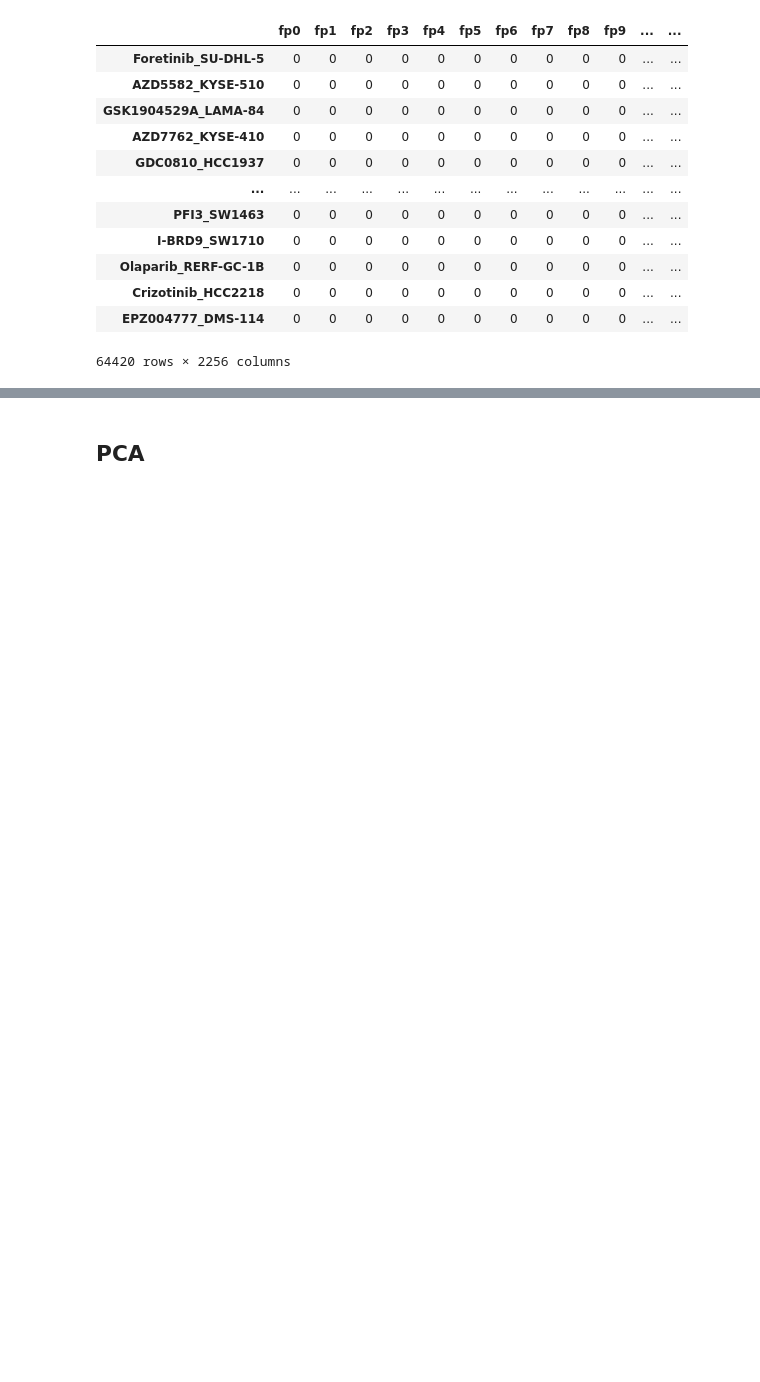
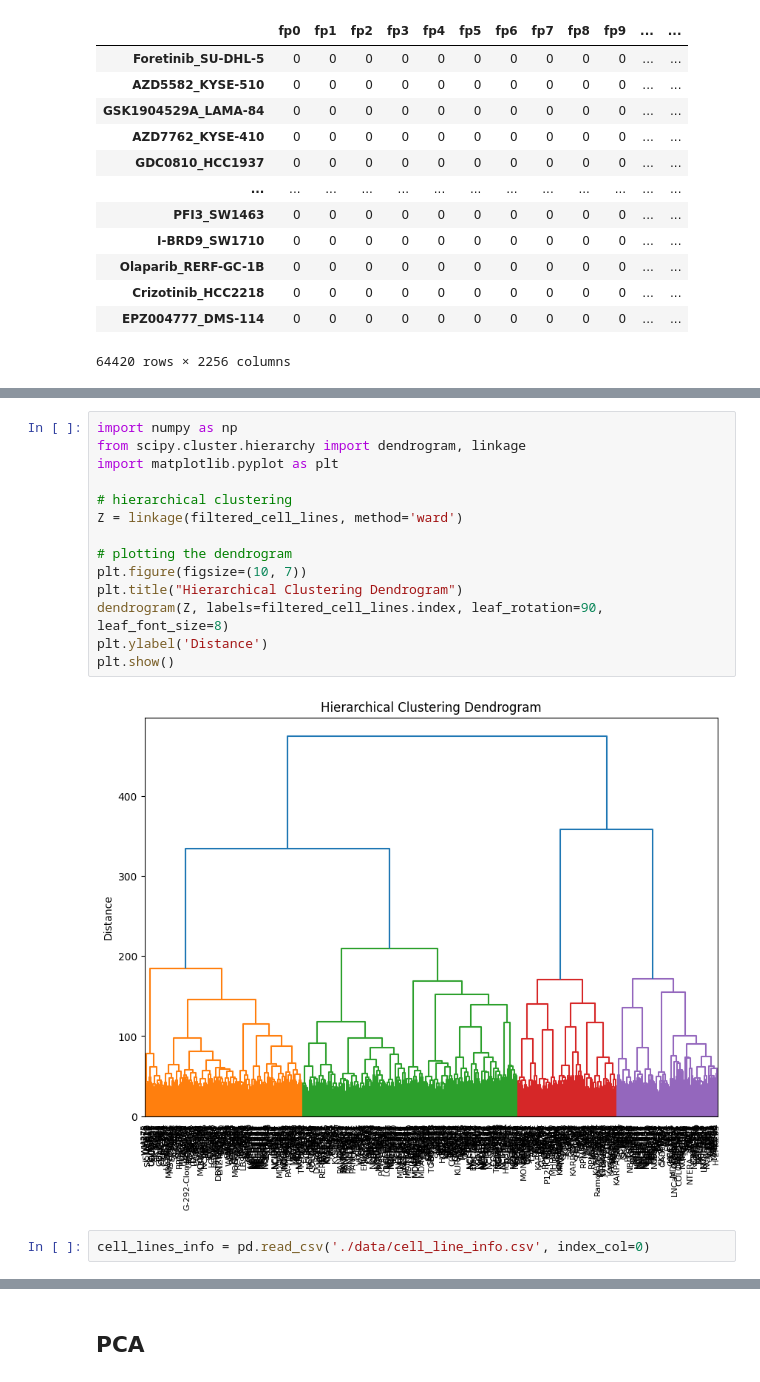
Before and after one commit to paulo-seixal/drug_sensitivity, a Jupyter notebook: unsupervised.ipynb, the cells around one changed output, grey strips where cells are left out. Drawn from its saved outputs; the diff is of its cells as text; blank space fills up the shorter version.

Commit message:
cluster

```diff
--- a/unsupervised.ipynb
+++ b/unsupervised.ipynb
@@ -170,0 +194,18 @@ x_train
+# %%
+import numpy as np
+from scipy.cluster.hierarchy import dendrogram, linkage
+import matplotlib.pyplot as plt
+
+# hierarchical clustering
+Z = linkage(filtered_cell_lines, method='ward')
+
+# plotting the dendrogram
+plt.figure(figsize=(10, 7))
+plt.title("Hierarchical Clustering Dendrogram")
+dendrogram(Z, labels=filtered_cell_lines.index, leaf_rotation=90, leaf_font_size=8)
+plt.ylabel('Distance')
+plt.show()
+# %% [output]
+[figure, added]
+# %%
+cell_lines_info = pd.read_csv('./data/cell_line_info.csv', index_col=0)
```
Also changed, not shown: parts of 11 cells of this notebook, 4 other files.
